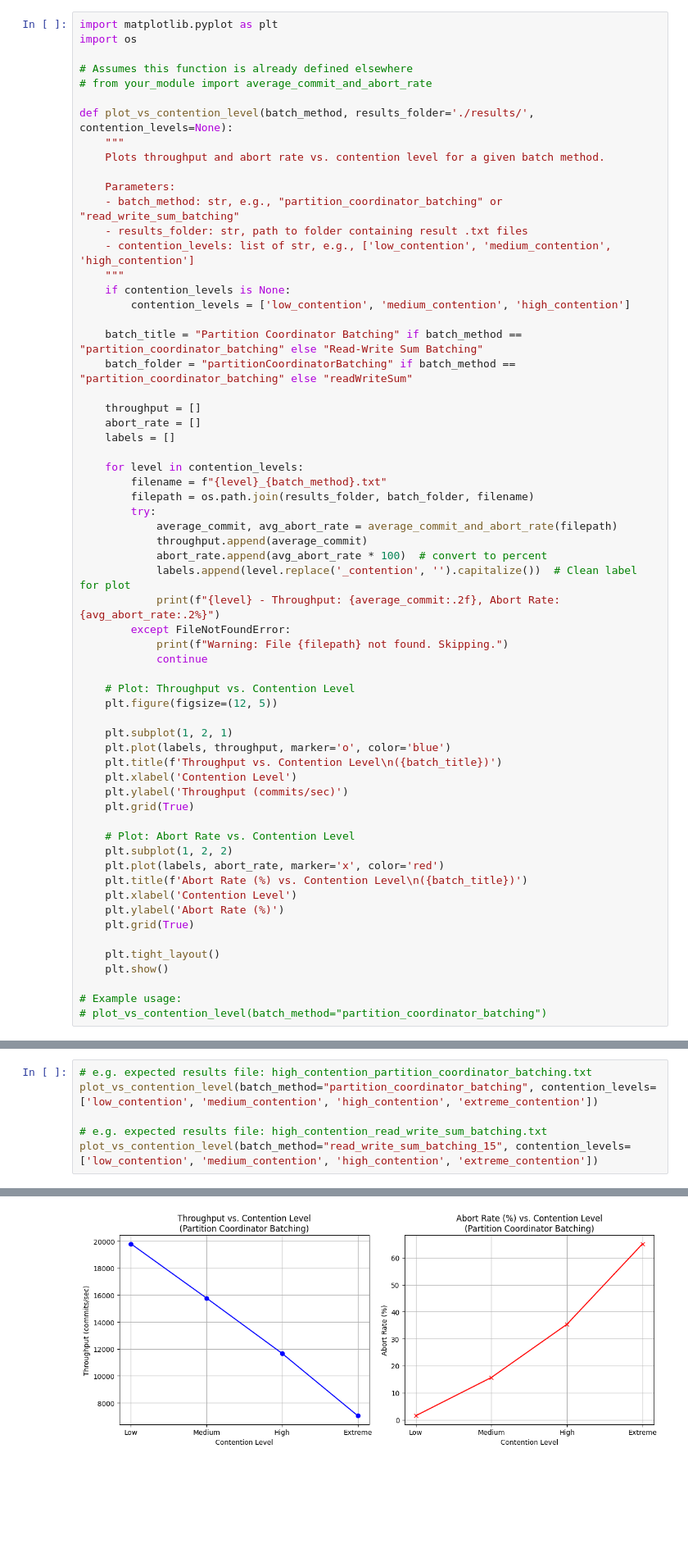
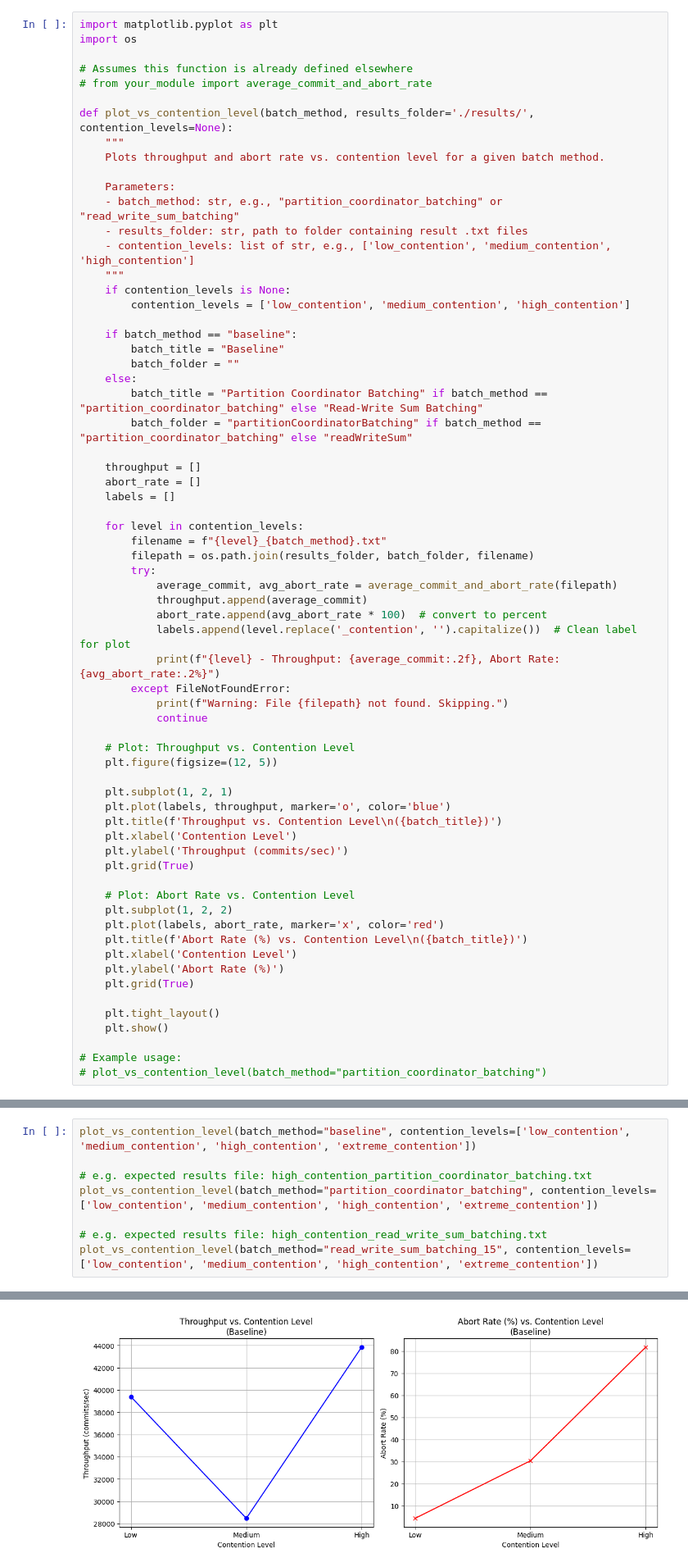
Before and after one commit to simoncwang/aria-improvement, a Jupyter notebook: sophie-nitin-testing/transaction_batching.ipynb, the cells around one changed output, grey strips where cells are left out. Shown at 82% size. Cells and saved outputs as stored; diff of their text form; blank space fills up the shorter version.

Commit message:
Add baselines

```diff
--- a/sophie-nitin-testing/transaction_batching.ipynb
+++ b/sophie-nitin-testing/transaction_batching.ipynb
@@ -69,8 +69,12 @@ def plot_vs_contention_level(batch_method, results_folder='./results/', contenti
     if contention_levels is None:
         contention_levels = ['low_contention', 'medium_contention', 'high_contention']
 
-    batch_title = "Partition Coordinator Batching" if batch_method == "partition_coordinator_batching" else "Read-Write Sum Batching"
-    batch_folder = "partitionCoordinatorBatching" if batch_method == "partition_coordinator_batching" else "readWriteSum"
+    if batch_method == "baseline":
+        batch_title = "Baseline"
+        batch_folder = ""
+    else:
+        batch_title = "Partition Coordinator Batching" if batch_method == "partition_coordinator_batching" else "Read-Write Sum Batching"
+        batch_folder = "partitionCoordinatorBatching" if batch_method == "partition_coordinator_batching" else "readWriteSum"
 
     throughput = []
     abort_rate = []
@@ -199,6 +203,8 @@ def plot_p99_latency_vs_contention_level(
 # %% [markdown]
 ## Throughput and Abort Rate
 # %%
+plot_vs_contention_level(batch_method="baseline", contention_levels=['low_contention', 'medium_contention', 'high_contention', 'extreme_contention'])
+
 # e.g. expected results file: high_contention_partition_coordinator_batching.txt
 plot_vs_contention_level(batch_method="partition_coordinator_batching", contention_levels=['low_contention', 'medium_contention', 'high_contention', 'extreme_contention'])
 
@@ -212 +217 @@ extreme_contention - Throughput: 7038.36, Abort Rate: 65.14%
-[figure, old version]
+[figure, new version]
```
Also changed, not shown: parts of 1 cell of this notebook, 4 other files.
